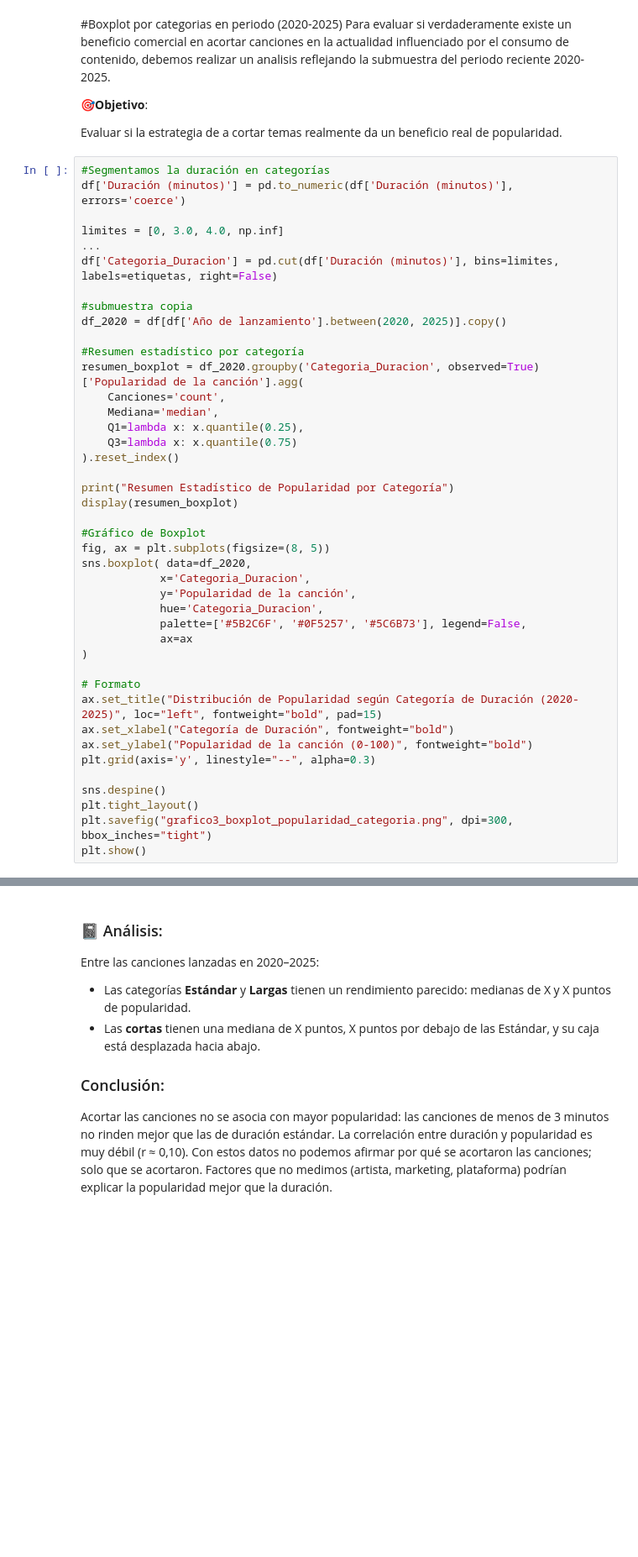
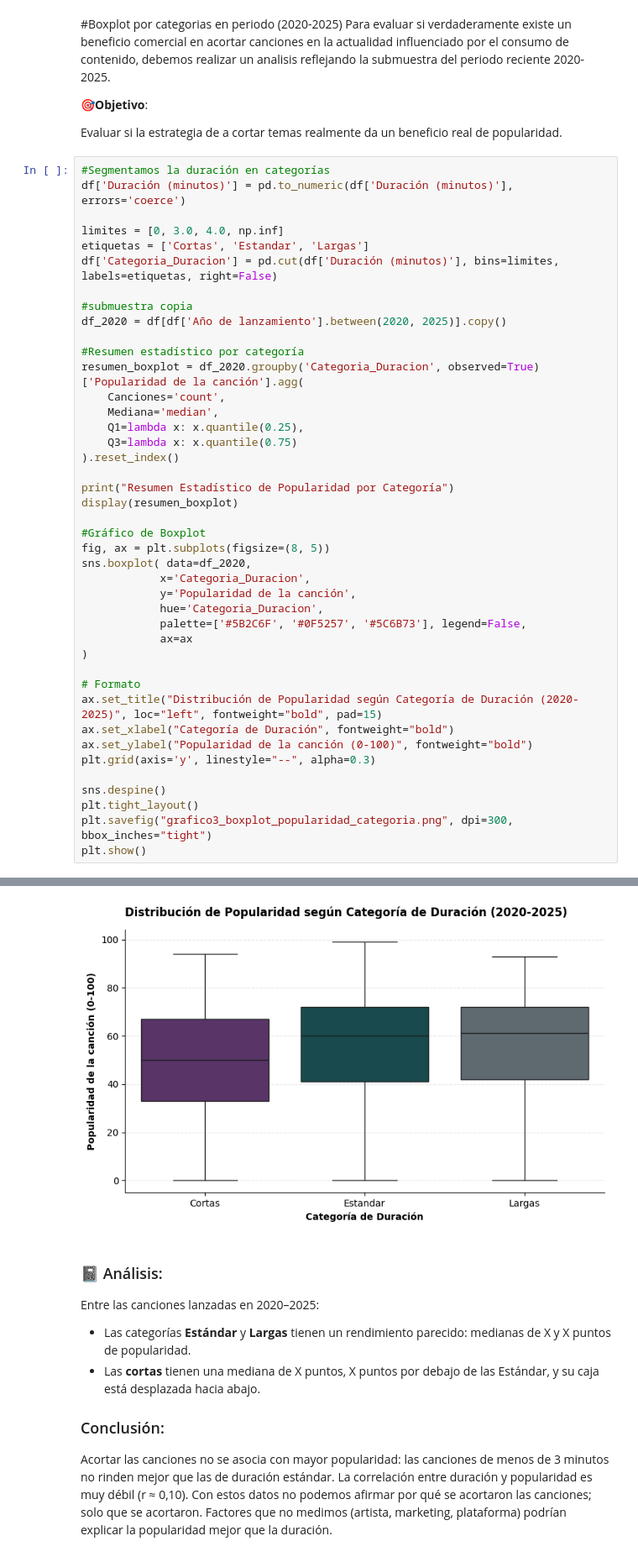
Before and after one commit to OjedaRocio/TP-Grupal-Laboratorio-2C-2026, a Jupyter notebook: TP_Grupal.ipynb, the cells around one changed output, grey strips where cells are left out. Shown at 84% size. Drawn from its saved outputs; the diff is of its cells as text; blank space fills up the shorter version.

```diff
--- a/TP_Grupal.ipynb
+++ b/TP_Grupal.ipynb
@@ -915,7 +918,7 @@ Para evaluar si verdaderamente existe un beneficio comercial en acortar cancione
 df['Duración (minutos)'] = pd.to_numeric(df['Duración (minutos)'], errors='coerce')
 
 limites = [0, 3.0, 4.0, np.inf]
-...
+etiquetas = ['Cortas', 'Estandar', 'Largas']
 df['Categoria_Duracion'] = pd.cut(df['Duración (minutos)'], bins=limites, labels=etiquetas, right=False)
 
 #submuestra copia
@@ -952,3 +955,4 @@ sns.despine()
 plt.tight_layout()
 plt.savefig("grafico3_boxplot_popularidad_categoria.png", dpi=300, bbox_inches="tight")
 plt.show()
+# %% [output]
@@ -955,3 +964,4 @@ plt.show()
+[figure, added]
 # %% [markdown]
 ### 📓 Análisis:
 
```
Also changed, not shown: parts of 2 cells of this notebook.
